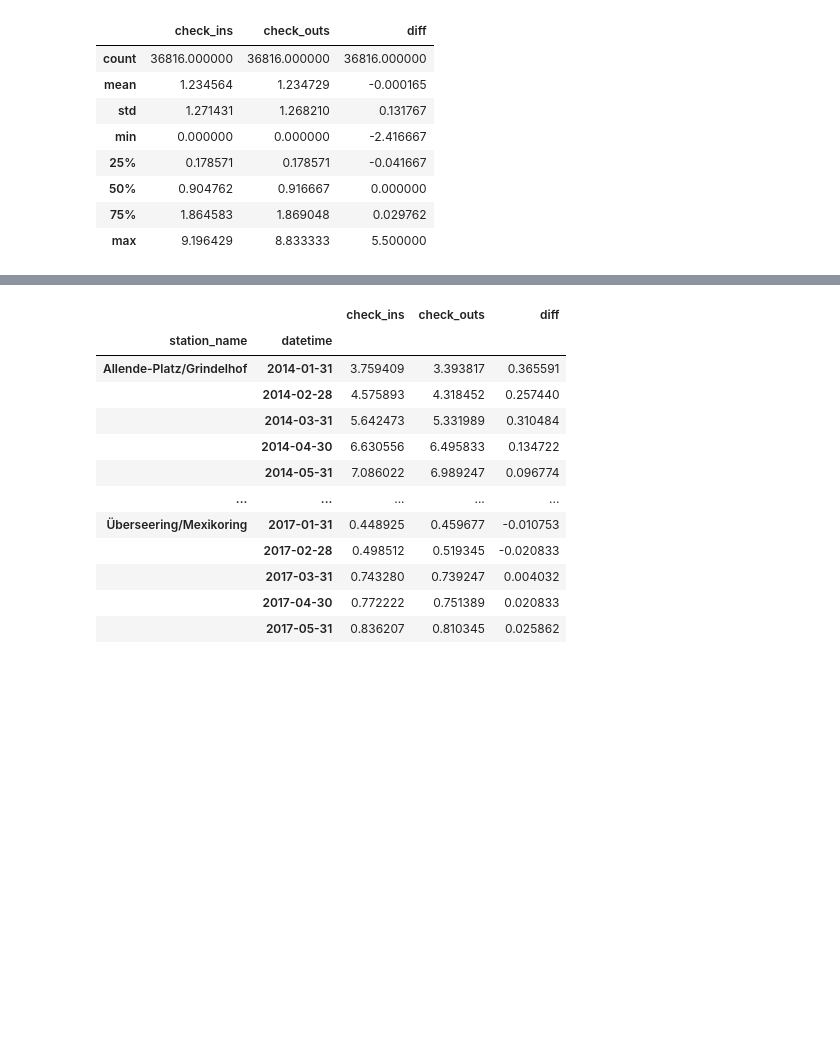
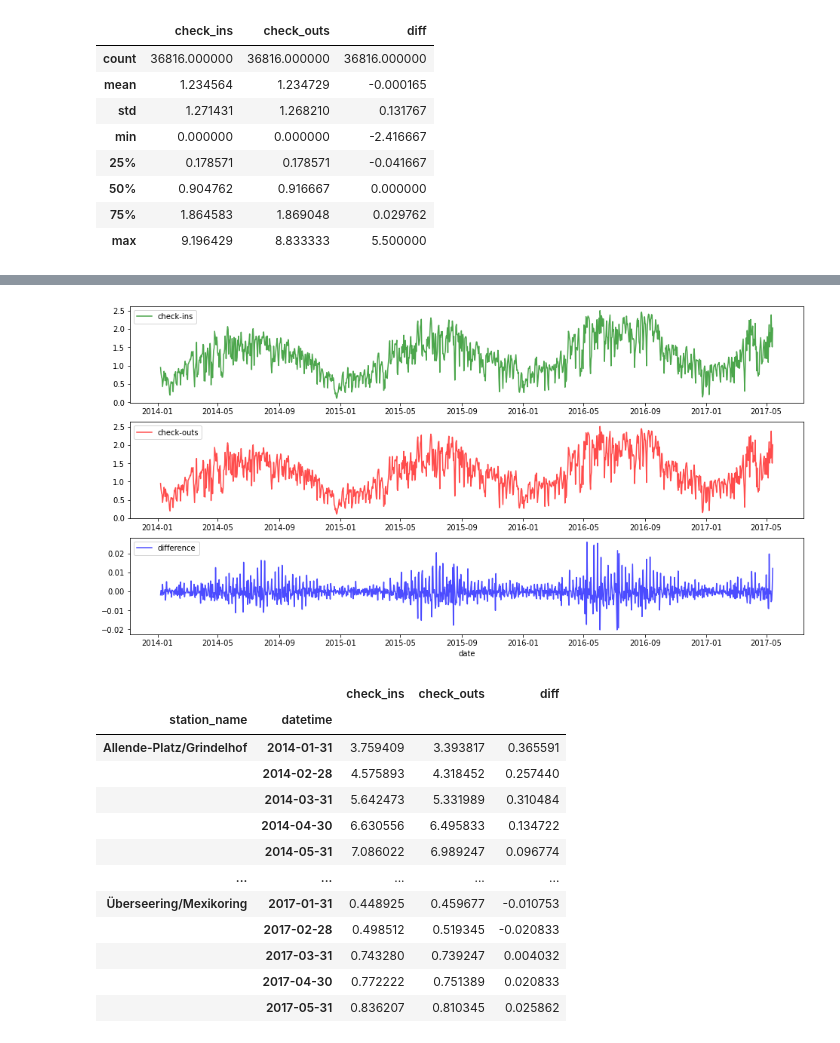
Before and after one commit to dorotheelaugwitz/master-thesis, a Jupyter notebook: analysis_stations.ipynb, the cells around one changed output, grey strips where cells are left out. Drawn from its saved outputs; the diff is of its cells as text; code cells hidden in the pictures; blank space fills up the shorter version.

```diff
--- a/analysis_stations.ipynb
+++ b/analysis_stations.ipynb
@@ -216,3 +163,22 @@ yearly_mean
+# %%
+full_day_start_date = "2014-01-07" # first day
+full_day_end_date = "2017-05-14 23:59:59" # last complete day
+daily_mean = trips_per_hour[
+    pd.Timestamp(full_day_start_date):pd.Timestamp(full_day_end_date)
+].resample("D").mean()
+
+fig, ax = plt.subplots(3, 1)
+ax[0].plot(daily_mean["check_ins"], color="green", label="check-ins", alpha=0.7)
+ax[0].legend()
+ax[1].plot(daily_mean["check_outs"], color="red", label="check-outs", alpha=0.7)
+ax[1].legend()
+ax[2].plot(daily_mean["diff"], color="blue", label="difference", alpha=0.7)
+ax[2].legend()
+plt.xlabel("date")
+plt.savefig("figures/stations_daily_mean.png", bbox_inches="tight")
+plt.show()
+# %% [output]
+[figure, added]
 # %%
 monthly_mean = trips_per_hour.groupby("station_name").resample("M").mean()
 monthly_mean
```
Also changed, not shown: parts of 48 cells of this notebook, 46 other files.
